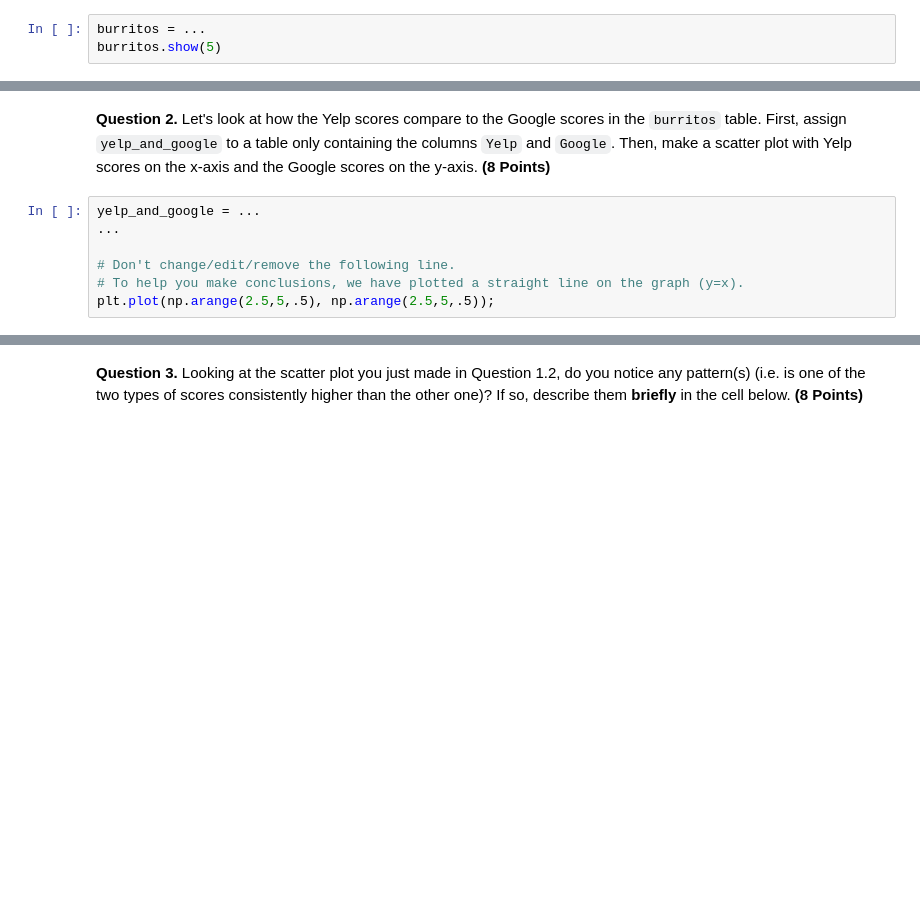
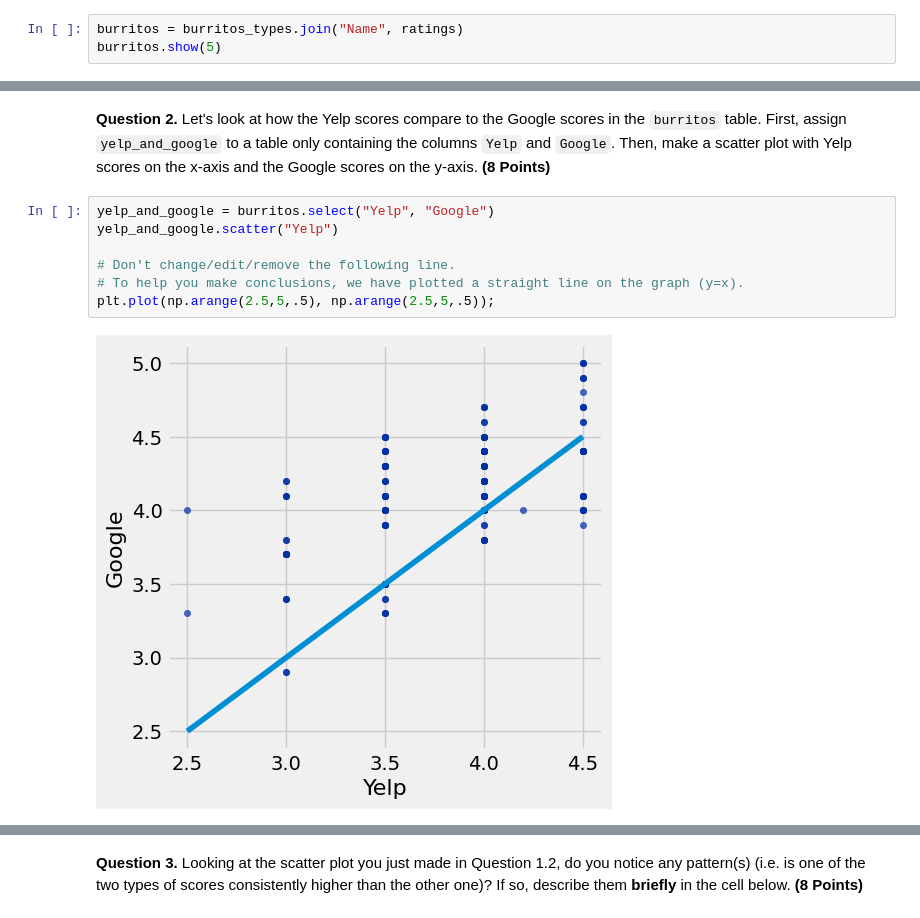
Before and after one commit to lochnes-007/Data8, a Jupyter notebook: homwork/hw04/hw04.ipynb, the cells around one changed output, grey strips where cells are left out. Cells and saved outputs as stored; diff of their text form; blank space fills up the shorter version.

```diff
--- a/homwork/hw04/hw04.ipynb
+++ b/homwork/hw04/hw04.ipynb
@@ -102,5 +102,5 @@ burritos_types.show(5)
 
 *Hint:* If you need help on using the `join` method, refer to the [Python Reference Sheet](http://data8.org/sp22/python-reference.html) or [Section 8.4](https://www.inferentialthinking.com/chapters/08/4/Joining_Tables_by_Columns.html) in the textbook.
 # %%
-burritos = ...
+burritos = burritos_types.join("Name", ratings)
 burritos.show(5)
@@ -111,11 +121,13 @@ grader.check("q1_1")
 
 **Question 2.** Let's look at how the Yelp scores compare to the Google scores in the `burritos` table. First, assign `yelp_and_google` to a table only containing the columns `Yelp` and `Google`. Then, make a scatter plot with Yelp scores on the x-axis and the Google scores on the y-axis. **(8 Points)**
 # %%
-yelp_and_google = ...
-...
+yelp_and_google = burritos.select("Yelp", "Google")
+yelp_and_google.scatter("Yelp")
 
 # Don't change/edit/remove the following line.
 # To help you make conclusions, we have plotted a straight line on the graph (y=x).
 plt.plot(np.arange(2.5,5,.5), np.arange(2.5,5,.5));
+# %% [output]
+[figure, added]
 # %%
 grader.check("q1_2")
```
Also changed, not shown: parts of 9 cells of this notebook, 1 other file.
